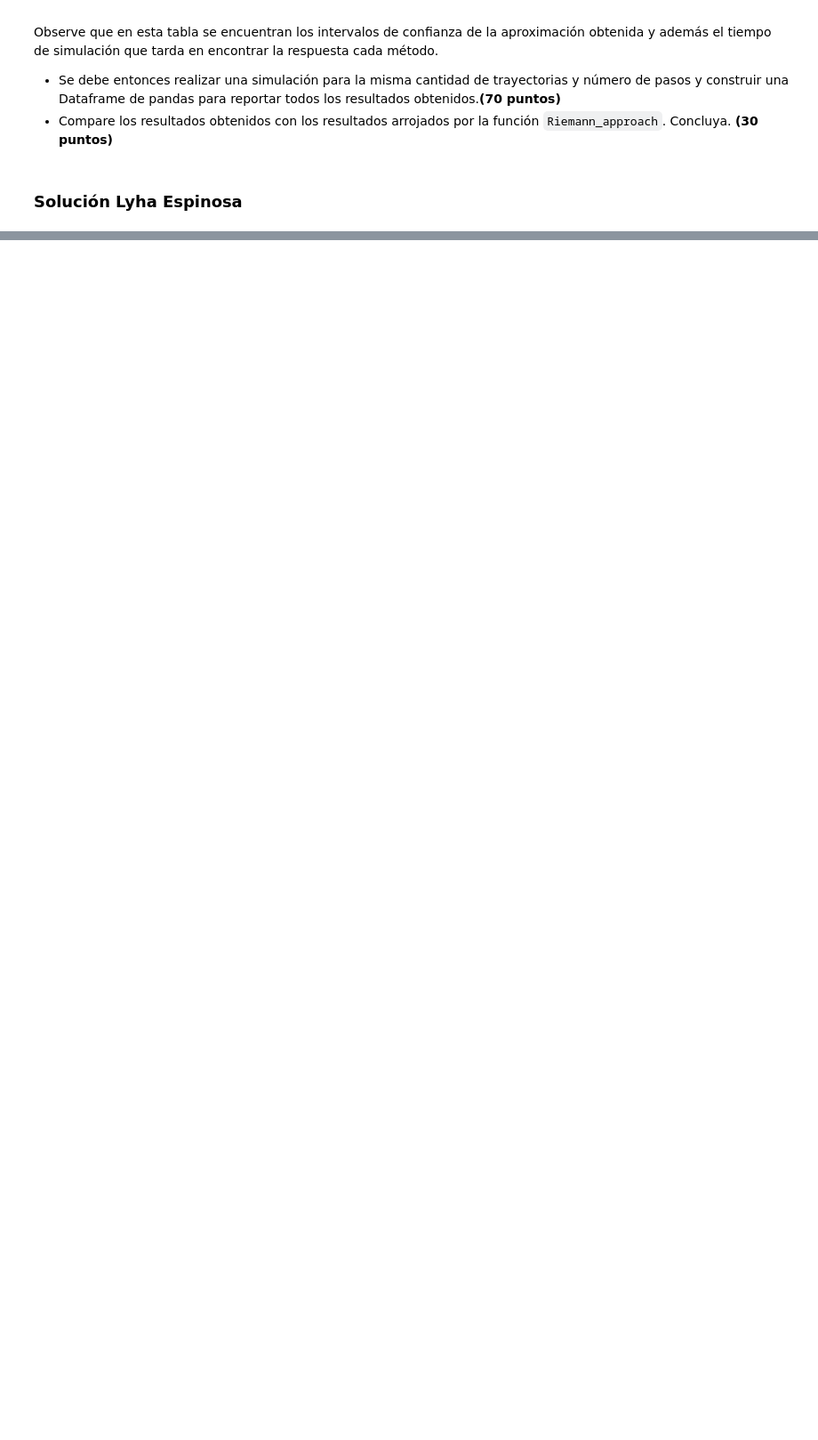
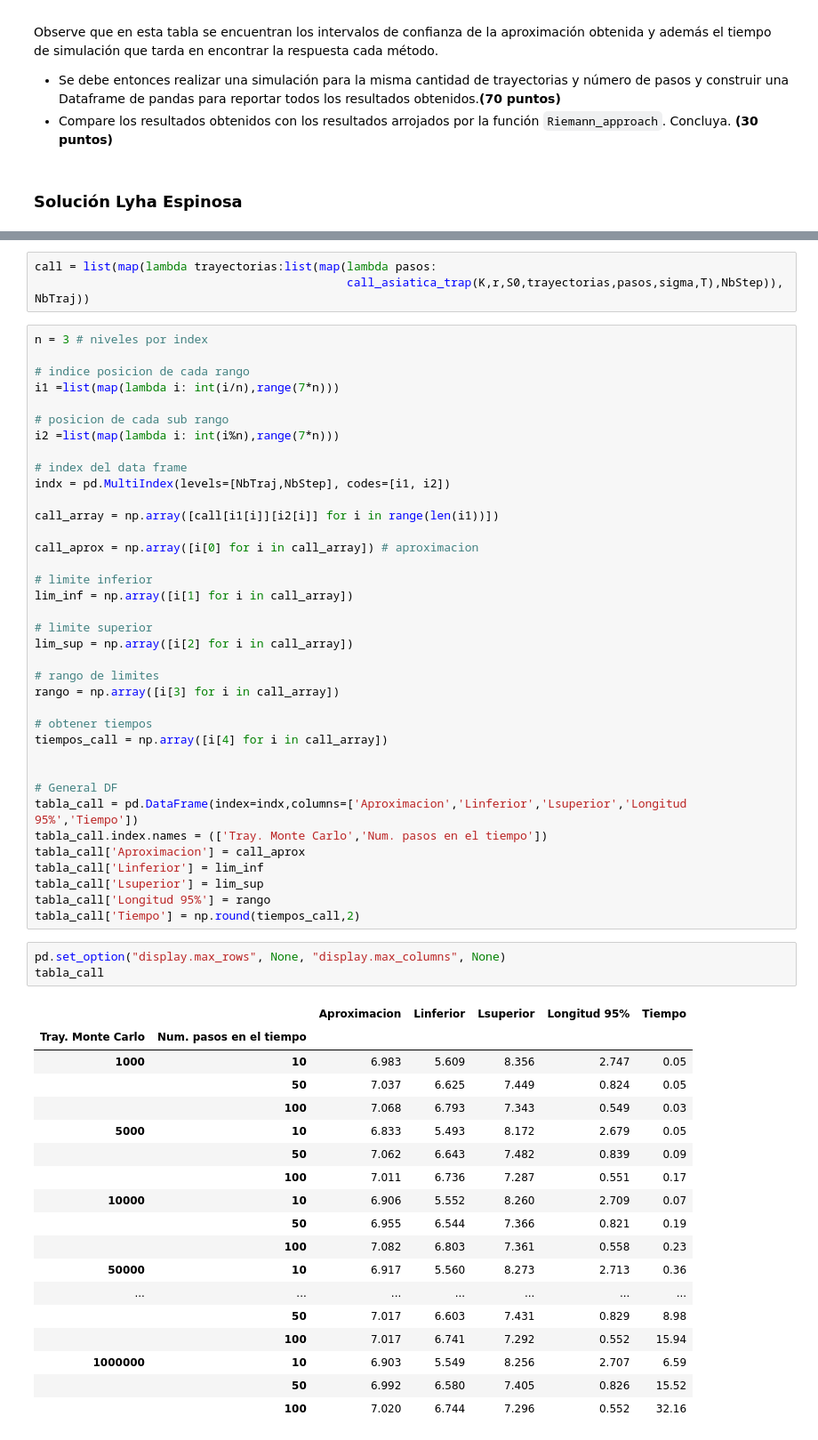
Before and after one commit to PintorOD1997/ProyectoConjunto_LEspinosa_DPintor, a Jupyter notebook: ProyectoConjunto_2_Tarea10_LEspinosa_DPintor.ipynb, the cells around one changed output, grey strips where cells are left out. Shown: that part at 89% size. Cells and saved outputs as stored; diff of their text form; blank space fills up the shorter version.

```diff
--- a/ProyectoConjunto_2_Tarea10_LEspinosa_DPintor.ipynb
+++ b/ProyectoConjunto_2_Tarea10_LEspinosa_DPintor.ipynb
@@ -28,0 +126,62 @@ Observe que en esta tabla se encuentran los intervalos de confianza de la aproxi
+# %%
+call = list(map(lambda trayectorias:list(map(lambda pasos:
+                                             call_asiatica_trap(K,r,S0,trayectorias,pasos,sigma,T),NbStep)), NbTraj))
+# %%
+n = 3 # niveles por index
+
+# indice posicion de cada rango
+i1 =list(map(lambda i: int(i/n),range(7*n)))
+
+# posicion de cada sub rango
+i2 =list(map(lambda i: int(i%n),range(7*n)))
+
+# index del data frame
+indx = pd.MultiIndex(levels=[NbTraj,NbStep], codes=[i1, i2])
+
+call_array = np.array([call[i1[i]][i2[i]] for i in range(len(i1))])
+
+call_aprox = np.array([i[0] for i in call_array]) # aproximacion
+
+# limite inferior
+lim_inf = np.array([i[1] for i in call_array])
+
+# limite superior
+lim_sup = np.array([i[2] for i in call_array])
+
+# rango de limites
+rango = np.array([i[3] for i in call_array])
+
+# obtener tiempos
+tiempos_call = np.array([i[4] for i in call_array])
+
+
+# General DF
+tabla_call = pd.DataFrame(index=indx,columns=['Aproximacion','Linferior','Lsuperior','Longitud 95%','Tiempo'])
+tabla_call.index.names = (['Tray. Monte Carlo','Num. pasos en el tiempo'])
+tabla_call['Aproximacion'] = call_aprox
+tabla_call['Linferior'] = lim_inf
+tabla_call['Lsuperior'] = lim_sup
+tabla_call['Longitud 95%'] = rango
+tabla_call['Tiempo'] = np.round(tiempos_call,2)
+# %%
+pd.set_option("display.max_rows", None, "display.max_columns", None)
+tabla_call
+# %% [output]
+|  |  | Aproximacion | Linferior | Lsuperior | Longitud 95% | Tiempo |
+| Tray. Monte Carlo | Num. pasos en el tiempo |  |  |  |  |  |
+| 1000 | 10 | 6.983 | 5.609 | 8.356 | 2.747 | 0.05 |
+|  | 50 | 7.037 | 6.625 | 7.449 | 0.824 | 0.05 |
+|  | 100 | 7.068 | 6.793 | 7.343 | 0.549 | 0.03 |
+| 5000 | 10 | 6.833 | 5.493 | 8.172 | 2.679 | 0.05 |
+|  | 50 | 7.062 | 6.643 | 7.482 | 0.839 | 0.09 |
+|  | 100 | 7.011 | 6.736 | 7.287 | 0.551 | 0.17 |
+| 10000 | 10 | 6.906 | 5.552 | 8.260 | 2.709 | 0.07 |
+|  | 50 | 6.955 | 6.544 | 7.366 | 0.821 | 0.19 |
+|  | 100 | 7.082 | 6.803 | 7.361 | 0.558 | 0.23 |
+| 50000 | 10 | 6.917 | 5.560 | 8.273 | 2.713 | 0.36 |
+| ... | ... | ... | ... | ... | ... | ... |
+|  | 50 | 7.017 | 6.603 | 7.431 | 0.829 | 8.98 |
+|  | 100 | 7.017 | 6.741 | 7.292 | 0.552 | 15.94 |
+| 1000000 | 10 | 6.903 | 5.549 | 8.256 | 2.707 | 6.59 |
+|  | 50 | 6.992 | 6.580 | 7.405 | 0.826 | 15.52 |
+|  | 100 | 7.020 | 6.744 | 7.296 | 0.552 | 32.16 |
```
Also changed, not shown: parts of 10 cells of this notebook.
